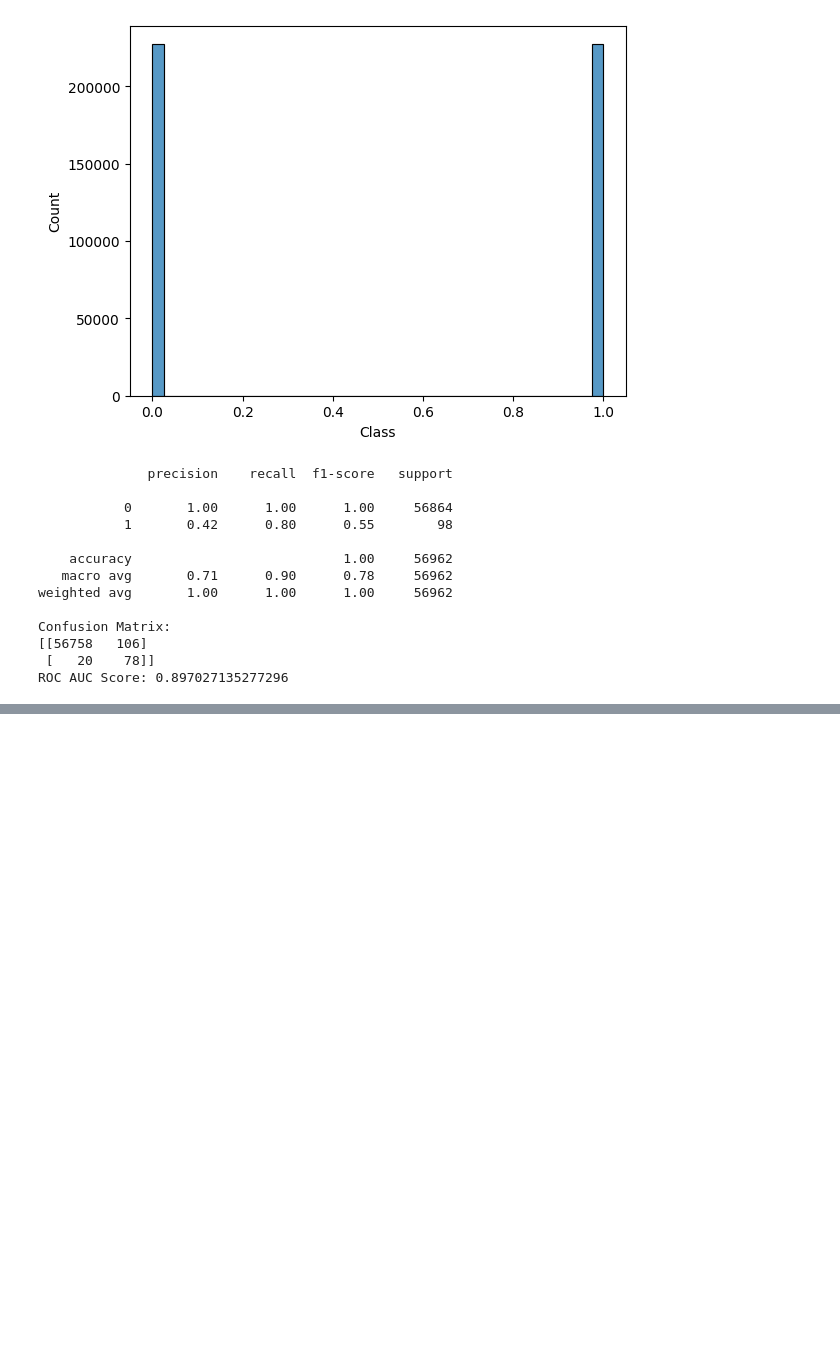
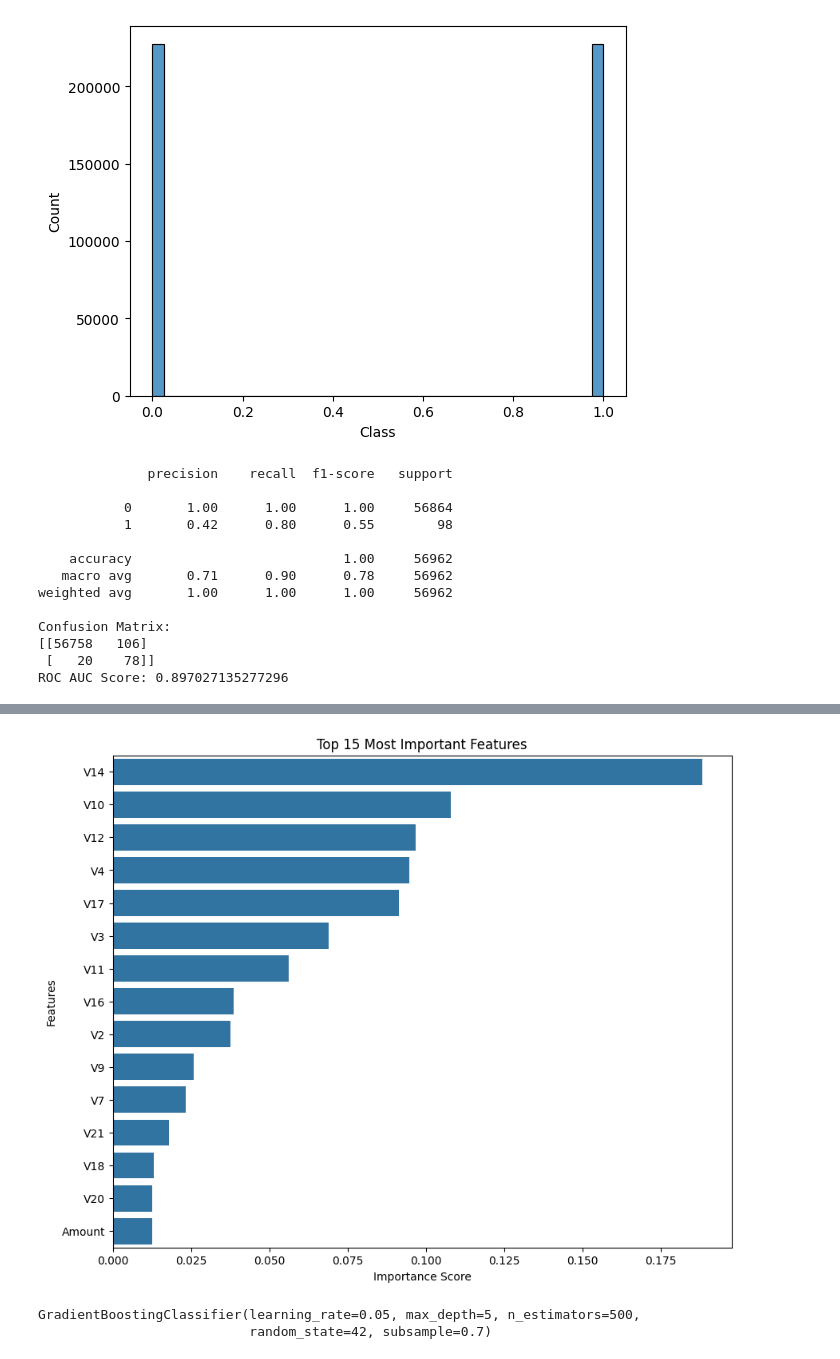
Before and after one commit to Gaurav4604/14DayMLChallenge, a Jupyter notebook: day_3.ipynb, the cells around one changed output, grey strips where cells are left out. Drawn from its saved outputs; the diff is of its cells as text; code cells hidden in the pictures; blank space fills up the shorter version.

```diff
--- a/day_3.ipynb
+++ b/day_3.ipynb
@@ -119,3 +119,12 @@ Confusion Matrix:
 [[56758   106]
  [   20    78]]
 ROC AUC Score: 0.897027135277296
+# %%
+from sklearn.ensemble import RandomForestClassifier
+
+
+rf_clf = RandomForestClassifier(
+    n_estimators=100, random_state=42, class_weight="balanced_subsample", n_jobs=-1
+)
+
+rf_clf.fit(X_train, y_train)
@@ -121,0 +164,32 @@ ROC AUC Score: 0.897027135277296
+# %%
+importances = rf_clf.feature_importances_
+feature_importances = pd.Series(importances, index=X_train.columns).sort_values(
+    ascending=False
+)
+
+
+top_n = 15
+top_features = feature_importances.head(top_n)
+
+# Create the bar plot
+plt.figure(figsize=(10, 8))
+sns.barplot(x=top_features, y=top_features.index)
+
+# Add labels and title
+plt.title(f"Top {top_n} Most Important Features")
+plt.xlabel("Importance Score")
+plt.ylabel("Features")
+plt.show()
+# %% [output]
+[figure, added]
+# %%
+from sklearn.ensemble import GradientBoostingClassifier
+
+gb_classifier = GradientBoostingClassifier(
+    n_estimators=500, learning_rate=0.05, max_depth=5, subsample=0.7, random_state=42
+)
+
+gb_classifier.fit(X_train_resampled, y_train_resampled)
+# %% [output]
+GradientBoostingClassifier(learning_rate=0.05, max_depth=5, n_estimators=500,
+                           random_state=42, subsample=0.7)
```
Also changed, not shown: parts of 8 cells of this notebook.
